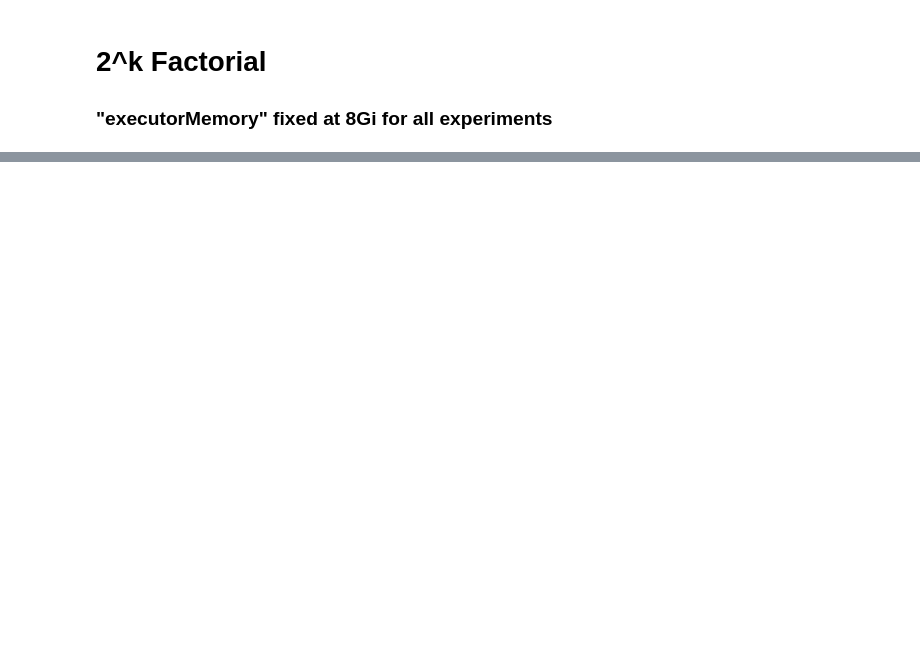
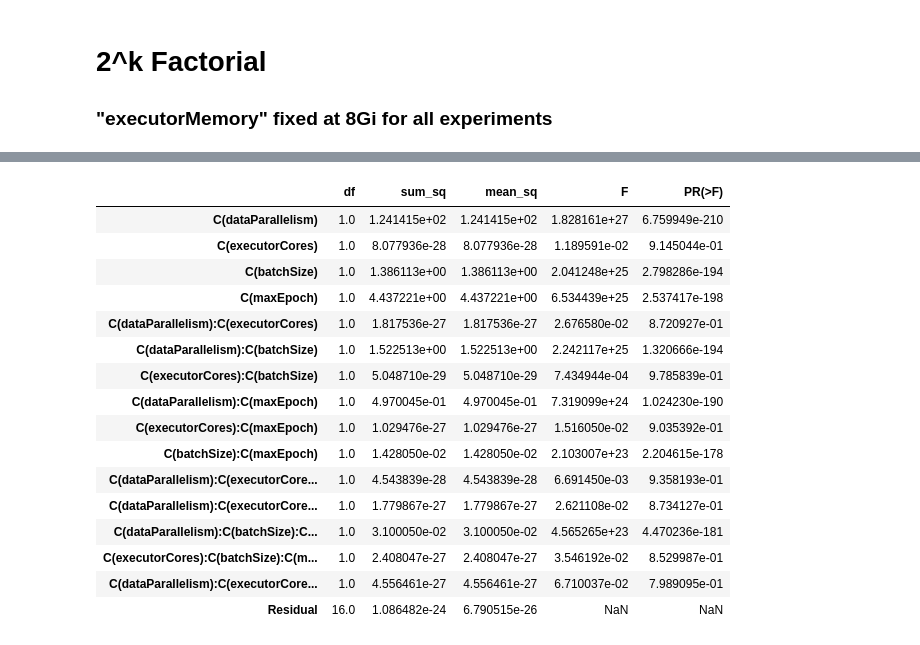
Before and after one commit to AbeleMM/fltk-testbed, a Jupyter notebook: jupyter/fltk_analysis.ipynb, the cells around one changed output, grey strips where cells are left out. Saved outputs shown, nothing was run; the diff lists cells and outputs as text; code cells hidden in the pictures; blank space fills up the shorter version.

```diff
--- a/jupyter/fltk_analysis.ipynb
+++ b/jupyter/fltk_analysis.ipynb
@@ -43,0 +66,20 @@ def run_plan(save_path: str, sheet_name=0) -> sm.stats.anova_lm:
+# %%
+run_plan('fashion-2k.xlsx', 'AvgAccuracy')
+# %% [output]
+|  | df | sum_sq | mean_sq | F | PR(>F) |
+| C(dataParallelism) | 1.0 | 1.241415e+02 | 1.241415e+02 | 1.828161e+27 | 6.759949e-210 |
+| C(executorCores) | 1.0 | 8.077936e-28 | 8.077936e-28 | 1.189591e-02 | 9.145044e-01 |
+| C(batchSize) | 1.0 | 1.386113e+00 | 1.386113e+00 | 2.041248e+25 | 2.798286e-194 |
+| C(maxEpoch) | 1.0 | 4.437221e+00 | 4.437221e+00 | 6.534439e+25 | 2.537417e-198 |
+| C(dataParallelism):C(executorCores) | 1.0 | 1.817536e-27 | 1.817536e-27 | 2.676580e-02 | 8.720927e-01 |
+| C(dataParallelism):C(batchSize) | 1.0 | 1.522513e+00 | 1.522513e+00 | 2.242117e+25 | 1.320666e-194 |
+| C(executorCores):C(batchSize) | 1.0 | 5.048710e-29 | 5.048710e-29 | 7.434944e-04 | 9.785839e-01 |
+| C(dataParallelism):C(maxEpoch) | 1.0 | 4.970045e-01 | 4.970045e-01 | 7.319099e+24 | 1.024230e-190 |
+| C(executorCores):C(maxEpoch) | 1.0 | 1.029476e-27 | 1.029476e-27 | 1.516050e-02 | 9.035392e-01 |
+| C(batchSize):C(maxEpoch) | 1.0 | 1.428050e-02 | 1.428050e-02 | 2.103007e+23 | 2.204615e-178 |
+| C(dataParallelism):C(executorCore... | 1.0 | 4.543839e-28 | 4.543839e-28 | 6.691450e-03 | 9.358193e-01 |
+| C(dataParallelism):C(executorCore... | 1.0 | 1.779867e-27 | 1.779867e-27 | 2.621108e-02 | 8.734127e-01 |
+| C(dataParallelism):C(batchSize):C... | 1.0 | 3.100050e-02 | 3.100050e-02 | 4.565265e+23 | 4.470236e-181 |
+| C(executorCores):C(batchSize):C(m... | 1.0 | 2.408047e-27 | 2.408047e-27 | 3.546192e-02 | 8.529987e-01 |
+| C(dataParallelism):C(executorCore... | 1.0 | 4.556461e-27 | 4.556461e-27 | 6.710037e-02 | 7.989095e-01 |
+| Residual | 16.0 | 1.086482e-24 | 6.790515e-26 | NaN | NaN |
```
Also changed, not shown: parts of 7 cells of this notebook, 2 other files.
